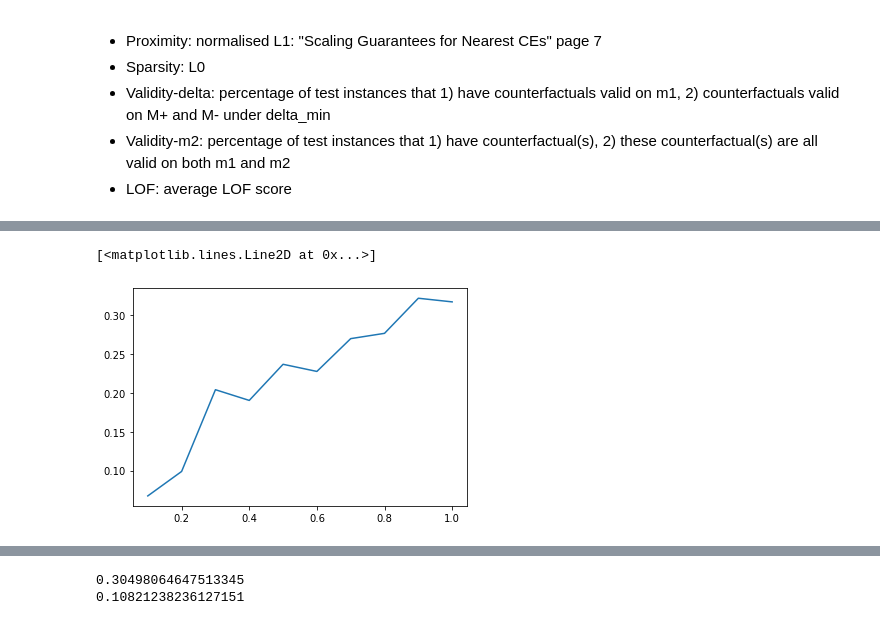
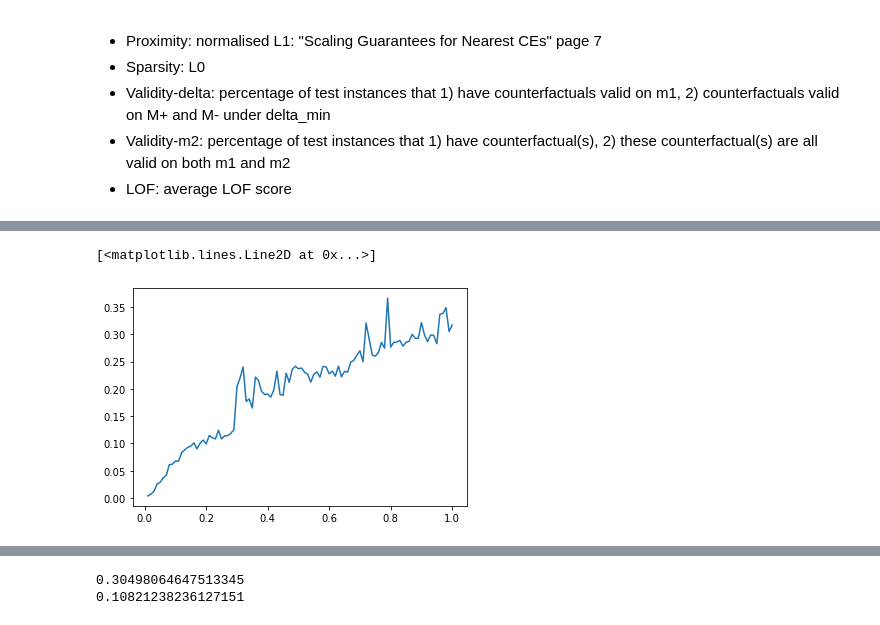
Before and after one commit to junqi-jiang/robust-ce-inn, a Jupyter notebook: expnns/sba.ipynb, the cells around one changed output, grey strips where cells are left out. Saved outputs shown, nothing was run; the diff lists cells and outputs as text; code cells hidden in the pictures.

Commit message:
update appendix plots

```diff
--- a/expnns/sba.ipynb
+++ b/expnns/sba.ipynb
@@ -158,13 +195,14 @@ gurobipy.setParam("IntFeasTol", 1e-05)
 # %%
-gaps = np.arange(0.1, 1.01, 0.1)
+gaps = np.arange(0.01, 1.001, 0.01)
 deltas = []
 clfs = []
 for a, i in enumerate(gaps):
     clfs.append(copy.deepcopy(clf))
     util_exp = UtilExp(clfs[a], X1, y1, X2, y2, columns, ordinal_features, discrete_features, continuous_features, feat_var_map,
                    num_test_instances=1000, gap=i)
     deltas.append(util_exp.delta_min)
+
 plt.plot(gaps, deltas)
 # %% [output]
 [<matplotlib.lines.Line2D at 0x...>]
-[figure, old version]
+[figure, new version]
```
Also changed, not shown: parts of 4 cells of this notebook, 10 other files.
